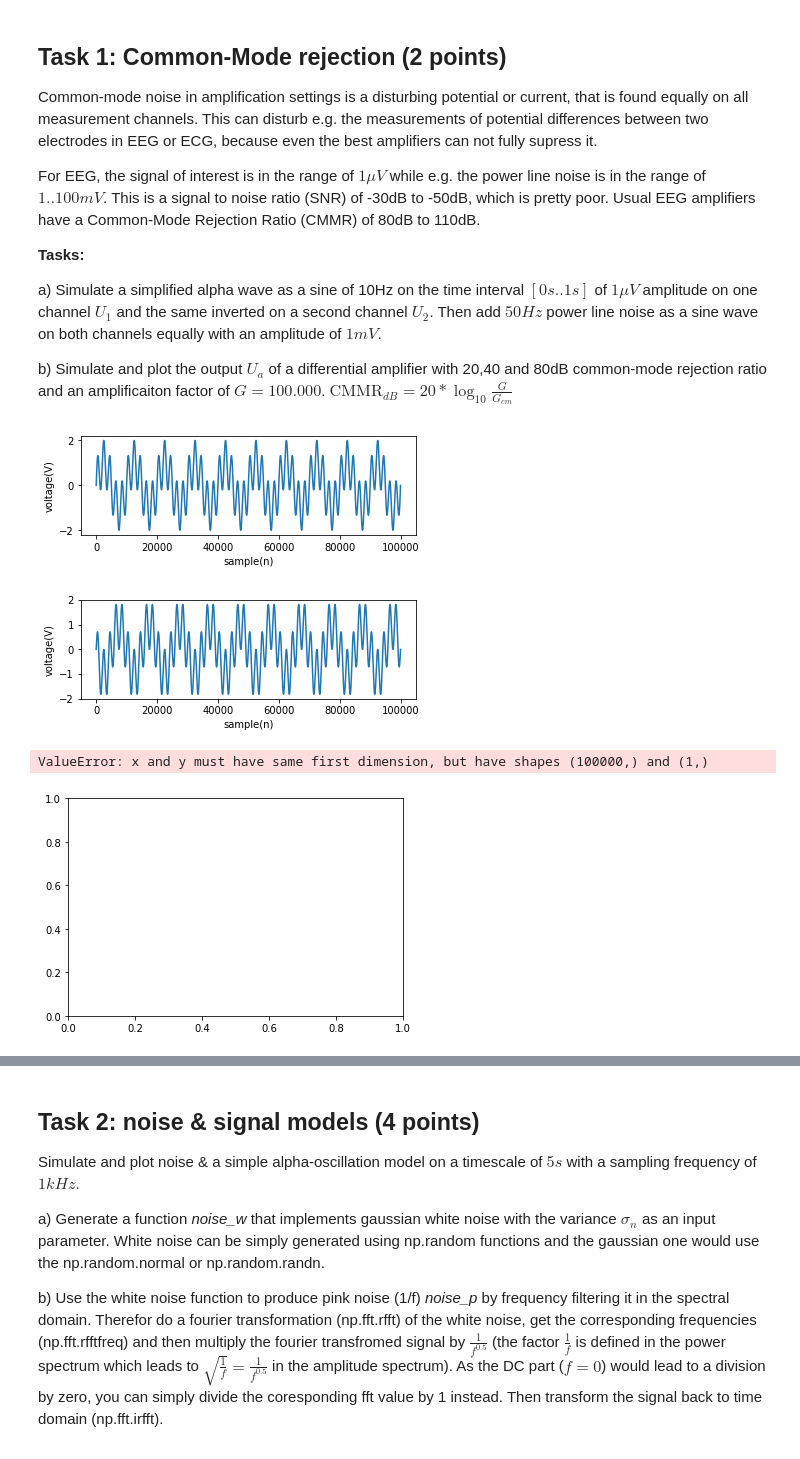
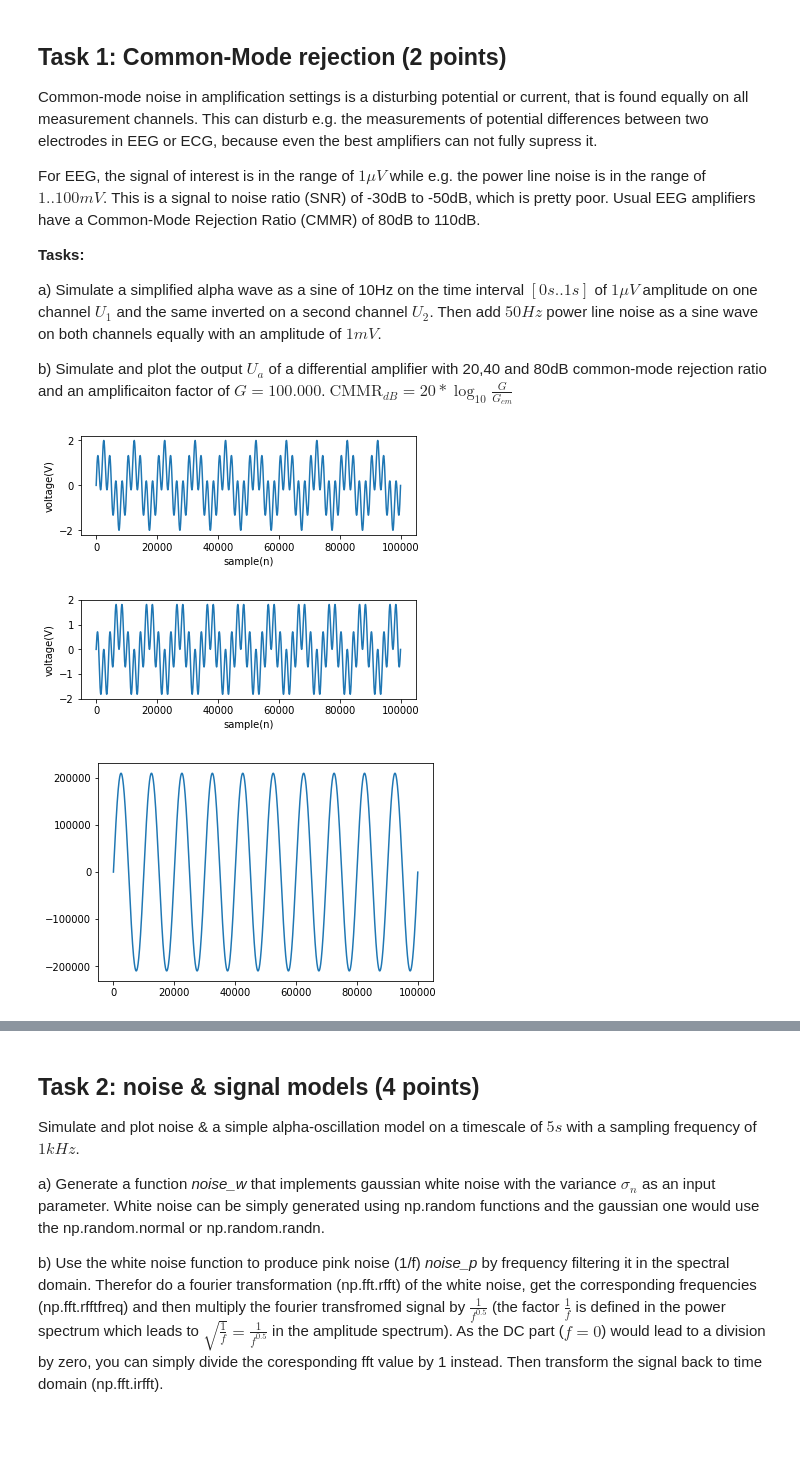
Before and after one commit to saikmsm/HWB, a Jupyter notebook: Exercise5.ipynb, the cells around one changed output, grey strips where cells are left out. Drawn from its saved outputs; the diff is of its cells as text; code cells hidden in the pictures.

```diff
--- a/Exercise5.ipynb
+++ b/Exercise5.ipynb
@@ -23,36 +23,35 @@ $\text{CMMR}_{dB}= 20*\log_{10}\frac{G}{G_{cm}}  $
 # %%
 Fs = 100000
 f = 10
 sample = 100000
 x = np.arange(sample)
-y = np.sin(2 * np.pi * f * x / Fs)
+y0 = np.sin(2 * np.pi * f * x / Fs)
 y2 = np.sin(2 * np.pi * 50 * x / Fs)
 plt.subplot(211)
-plt.plot(x, y+y2)
+plt.plot(x,y0+y2)
 plt.xlabel('sample(n)')
 plt.ylabel('voltage(V)')
 plt.show()
 
 Fs = 100000
 f = -10
 sample = 100000
 x = np.arange(sample)
-y = np.sin(2 * np.pi * f * x / Fs)
+y1 = np.sin(2 * np.pi * f * x / Fs)
 y2 = np.sin(2 * np.pi * 50 * x / Fs)
 plt.subplot(212)
-plt.plot(x, y+y2)
+plt.plot(x,y1+y2)
 plt.xlabel('sample(n)')
 plt.ylabel('voltage(V)')
 plt.show()
+
+cmmr=20
+G=100000
+Gcm=G/(10**(cmmr/20))
+Ua=G*((y0+y2)-(y1+y2) )+0.5*Gcm*((y0+y2)-(y1+y2))
+plt.plot(x, Ua)
+plt.show()
 # %% [output]
 [figure]
 [figure]
+[figure, added]
-# %%
-x = np.arange(sample)
-G = 100000
-Gcm = 20
-y = 20*np.log10(G/Gcm)
-plt.plot(x,y)
-# %% [output]
-ValueError: x and y must have same first dimension, but have shapes (100000,) and (1,)
-[figure, removed]
```
Also changed, not shown: parts of 6 cells of this notebook.
